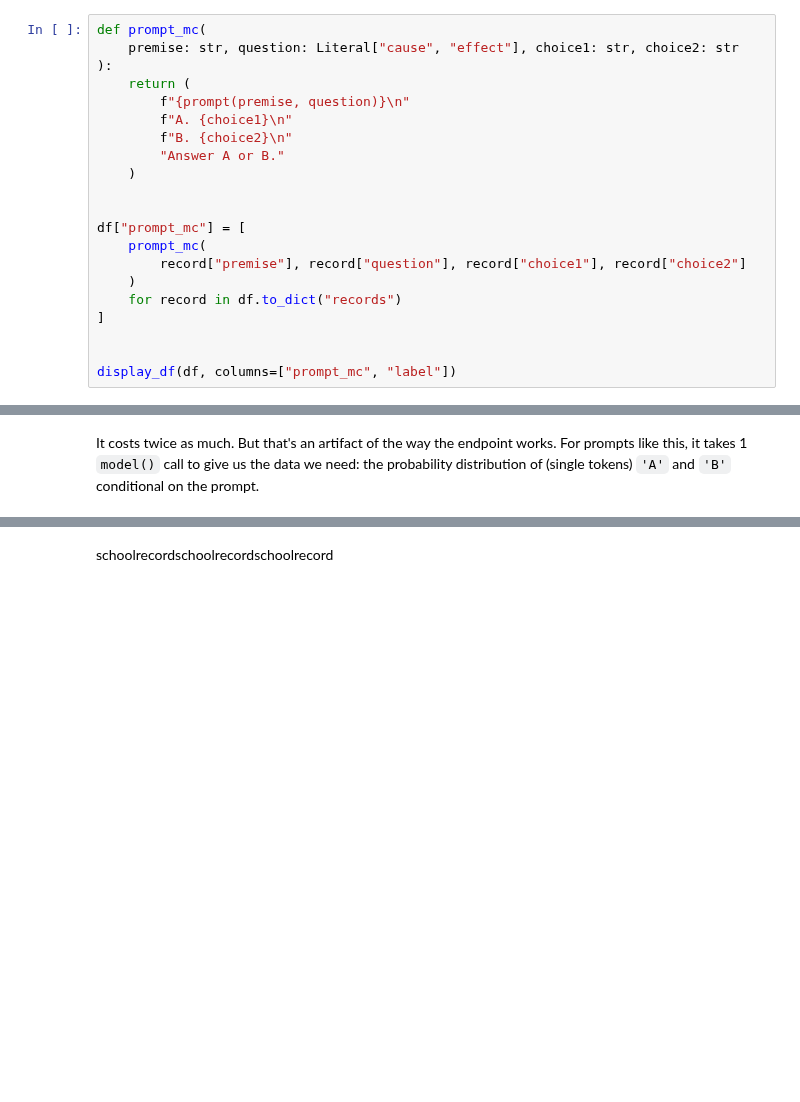
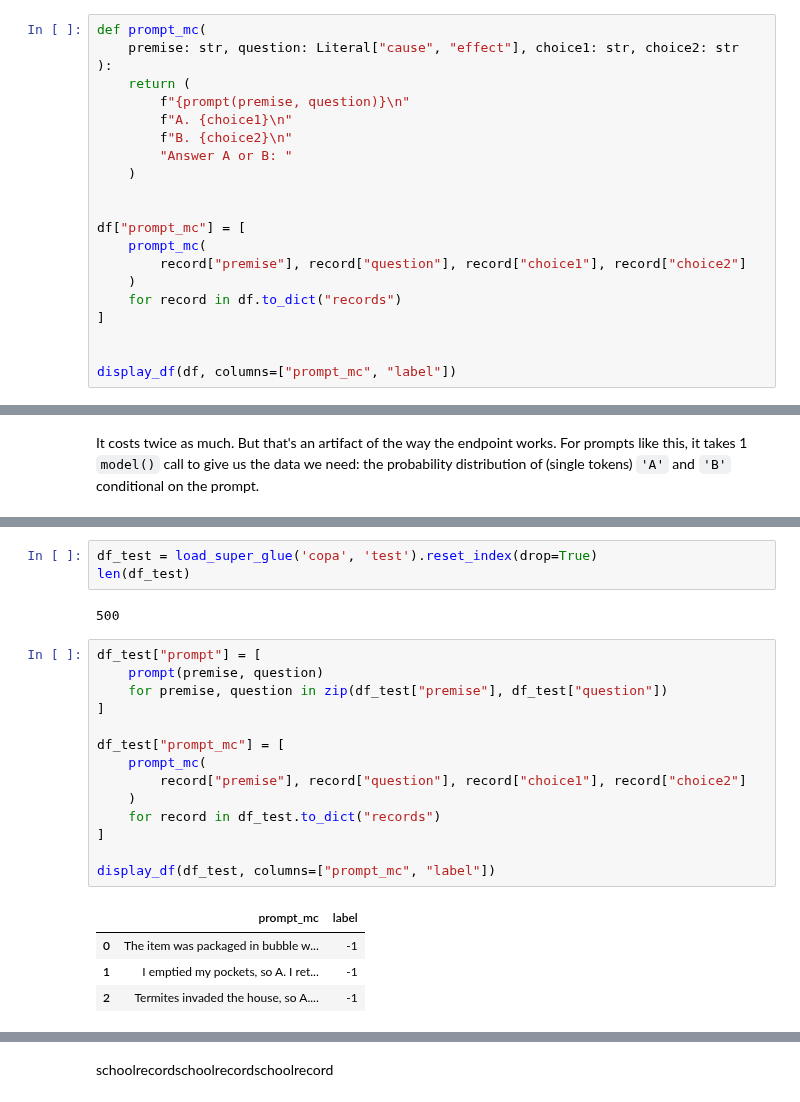
Before and after one commit to kddubey/cappr, a Jupyter notebook: demos/superglue/copa.ipynb, the cells around one changed output, grey strips where cells are left out. Drawn from its saved outputs; the diff is of its cells as text; blank space fills up the shorter version.

```diff
--- a/demos/superglue/copa.ipynb
+++ b/demos/superglue/copa.ipynb
@@ -238,7 +238,7 @@ def prompt_mc(
         f"{prompt(premise, question)}\n"
         f"A. {choice1}\n"
         f"B. {choice2}\n"
-        "Answer A or B."
+        "Answer A or B: "
     )
 
 
@@ -518,0 +559,24 @@ probability distribution of (single tokens) `'A'` and `'B'` conditional on the p
+# %%
+df_test = load_super_glue('copa', 'test').reset_index(drop=True)
+len(df_test)
+# %% [output]
+500
+# %%
+df_test["prompt"] = [
+    prompt(premise, question)
+    for premise, question in zip(df_test["premise"], df_test["question"])
+]
+
+df_test["prompt_mc"] = [
+    prompt_mc(
+        record["premise"], record["question"], record["choice1"], record["choice2"]
+    )
+    for record in df_test.to_dict("records")
+]
+
+display_df(df_test, columns=["prompt_mc", "label"])
+# %% [output]
+|  | prompt_mc | label |
+| 0 | The item was packaged in bubble w... | -1 |
+| 1 | I emptied my pockets, so A. I ret... | -1 |
+| 2 | Termites invaded the house, so A.... | -1 |
```
Also changed, not shown: parts of 26 cells of this notebook, 4 other files.
